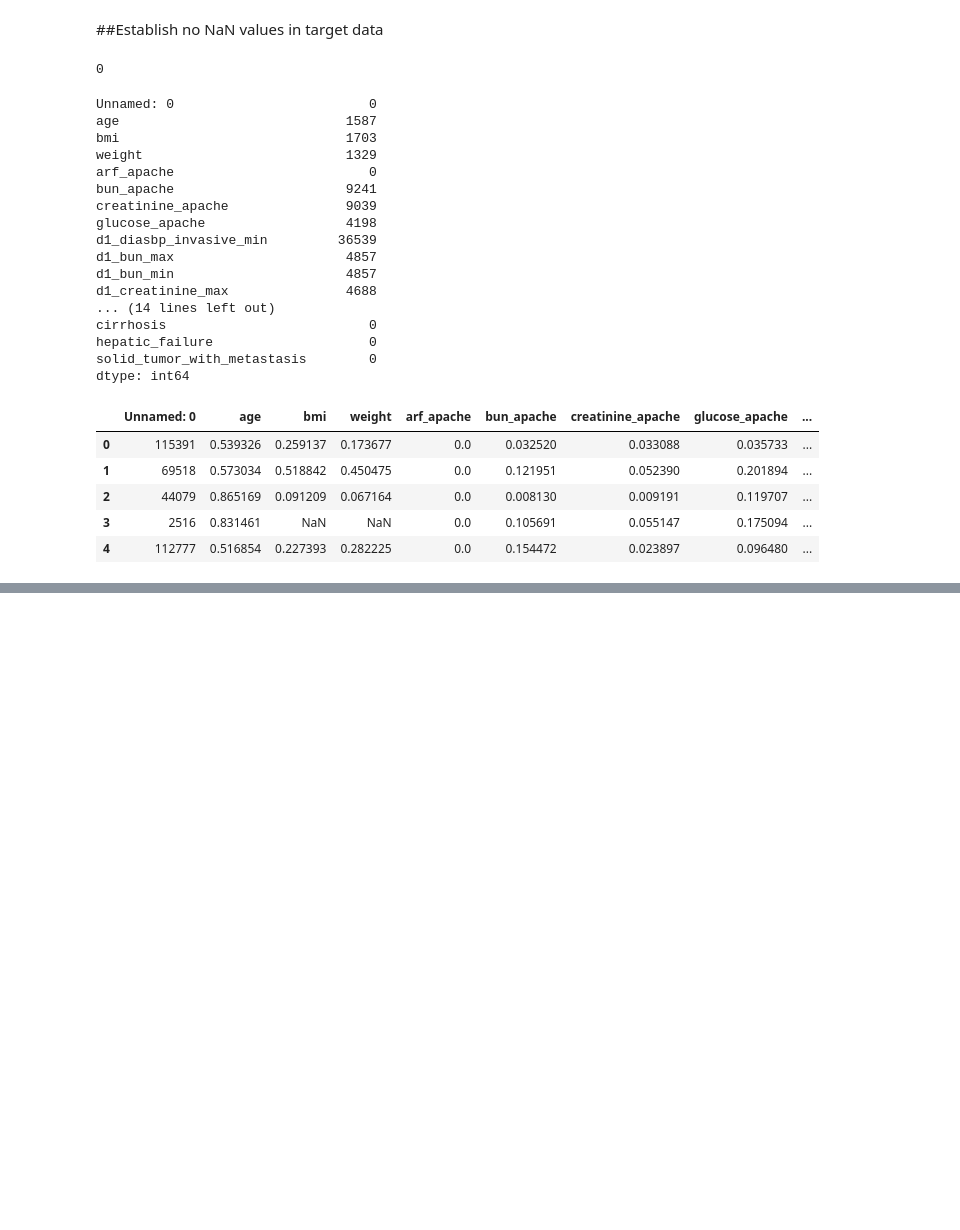
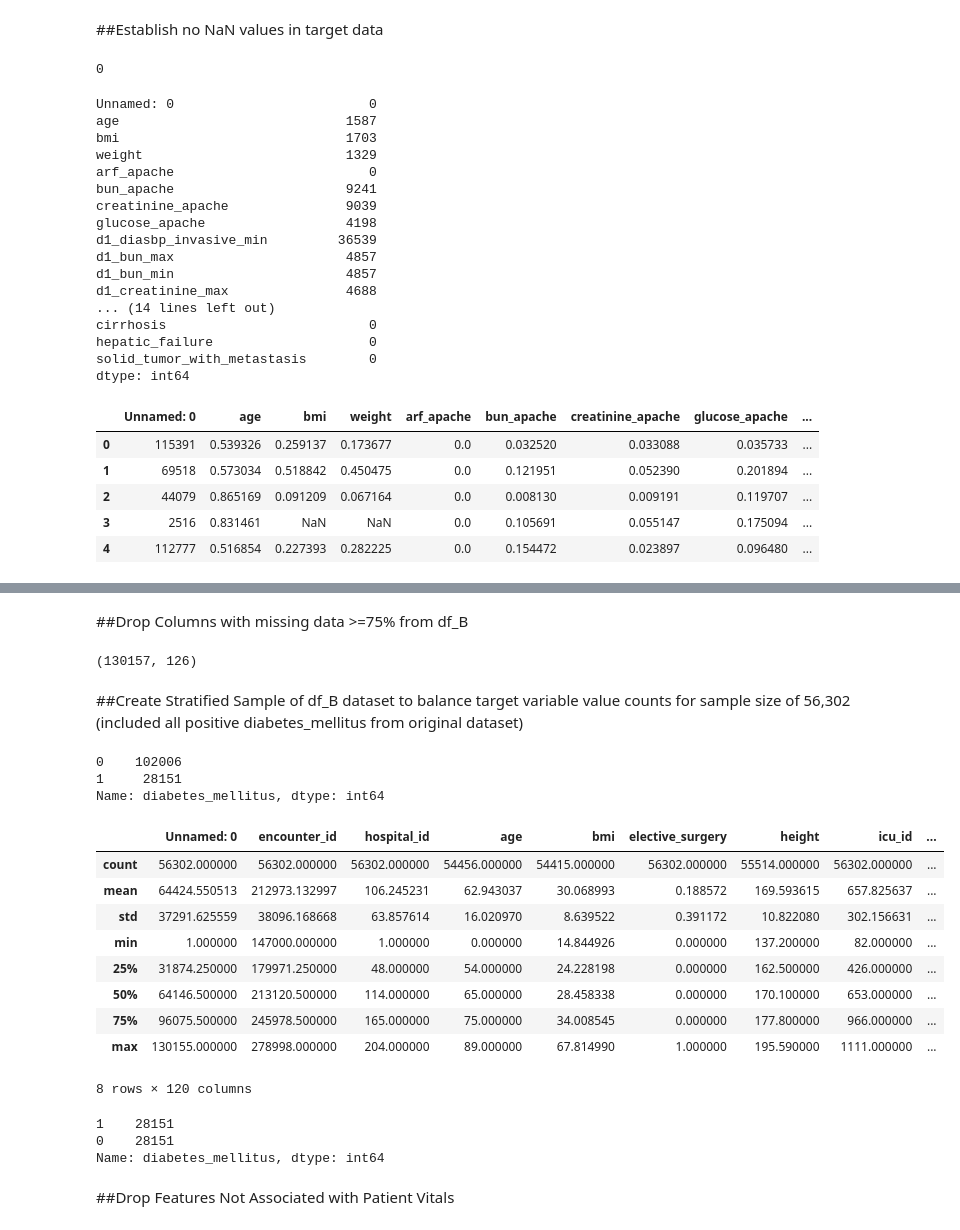
Before and after one commit to K-Hebel/WiDS_Chi, a Jupyter notebook: Model_WiDS.ipynb, the cells around one changed output, grey strips where cells are left out. Drawn from its saved outputs; the diff is of its cells as text; code cells hidden in the pictures; blank space fills up the shorter version.

```diff
--- a/Model_WiDS.ipynb
+++ b/Model_WiDS.ipynb
@@ -97,0 +130,3 @@ X.head()
+# %%
+#@title
+df_B=pd.read_csv("train/TrainingWiDS2021.csv")
@@ -97,0 +135,4 @@ X.head()
+# %%
+missing_data= pd.DataFrame(df_B.isna().sum()/df_B['diabetes_mellitus'].count())
+missing_data['Available']= df_B.notna().sum()
+missing_data.sort_values(0,ascending=False)
@@ -97,0 +153,38 @@ X.head()
+# %% [markdown]
+##Drop Columns with missing data >=75% from df_B
+# %%
+col_drop=missing_data[missing_data[0]>= 0.70].sort_values(by=0, ascending=False)
+df_B= df_B.drop(list(col_drop.index), axis=1) #[0].sort_values
+df_B.shape
+# %% [output]
+(130157, 126)
+# %% [markdown]
+##Create Stratified Sample of df_B dataset to balance target variable value counts for sample size of 56,302 (included all positive diabetes_mellitus from original dataset)
+# %%
+df_B['diabetes_mellitus'].value_counts()
+# %% [output]
+0    102006
+1     28151
+Name: diabetes_mellitus, dtype: int64
+# %%
+sample_df_B=df_B.groupby('diabetes_mellitus', group_keys=False).apply(lambda x: x.sample(28151))
+sample_df_B.describe()
+# %% [output]
+|  | Unnamed: 0 | encounter_id | hospital_id | age | bmi | elective_surgery | height | icu_id | ... |
+| count | 56302.000000 | 56302.000000 | 56302.000000 | 54456.000000 | 54415.000000 | 56302.000000 | 55514.000000 | 56302.000000 | ... |
+| mean | 64424.550513 | 212973.132997 | 106.245231 | 62.943037 | 30.068993 | 0.188572 | 169.593615 | 657.825637 | ... |
+| std | 37291.625559 | 38096.168668 | 63.857614 | 16.020970 | 8.639522 | 0.391172 | 10.822080 | 302.156631 | ... |
+| min | 1.000000 | 147000.000000 | 1.000000 | 0.000000 | 14.844926 | 0.000000 | 137.200000 | 82.000000 | ... |
+| 25% | 31874.250000 | 179971.250000 | 48.000000 | 54.000000 | 24.228198 | 0.000000 | 162.500000 | 426.000000 | ... |
+| 50% | 64146.500000 | 213120.500000 | 114.000000 | 65.000000 | 28.458338 | 0.000000 | 170.100000 | 653.000000 | ... |
+| 75% | 96075.500000 | 245978.500000 | 165.000000 | 75.000000 | 34.008545 | 0.000000 | 177.800000 | 966.000000 | ... |
+| max | 130155.000000 | 278998.000000 | 204.000000 | 89.000000 | 67.814990 | 1.000000 | 195.590000 | 1111.000000 | ... |
+8 rows × 120 columns
+# %%
+sample_df_B['diabetes_mellitus'].value_counts()
+# %% [output]
+1    28151
+0    28151
+Name: diabetes_mellitus, dtype: int64
+# %% [markdown]
+##Drop Features Not Associated with Patient Vitals
```
Also changed, not shown: parts of 22 cells of this notebook.
